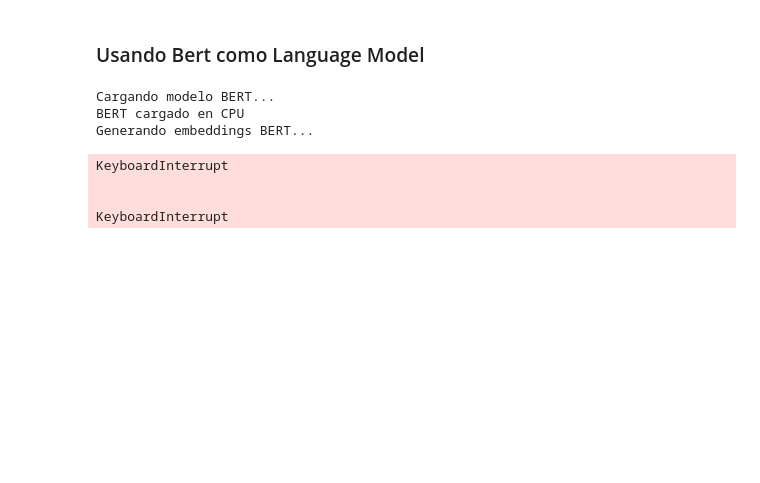
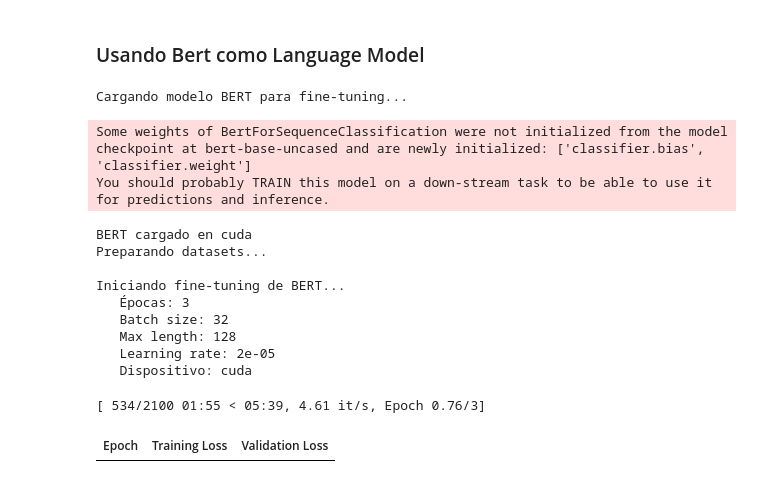
Before and after one commit to stonefeld/tpe_nlp_2025, a Jupyter notebook: experimentos_colab.ipynb, the cells around one changed output. Drawn from its saved outputs; the diff is of its cells as text; code cells hidden in the pictures; blank space fills up the shorter version.

```diff
--- a/experimentos_colab.ipynb
+++ b/experimentos_colab.ipynb
@@ -476,20 +481,31 @@ def get_bert_embeddings(texts, batch_size=32, max_length=128):
     except Exception as e:
         print(f"Error generando embeddings BERT: {e}")
         return None
-# %%
-x_train_bert = get_bert_embeddings(list(x_train), batch_size=32)
-x_valid_bert = get_bert_embeddings(list(x_valid), batch_size=32)
-x_test_bert = get_bert_embeddings(list(x_test), batch_size=32)
-
-print("Embeddings BERT creados:")
-print(f"Train: {x_train_bert.shape}")
-print(f"Valid: {x_valid_bert.shape}")
-print(f"Test: {x_test_bert.shape}")
-# %% [output]
-Cargando modelo BERT...
-BERT cargado en CPU
-Generando embeddings BERT...
-KeyboardInterrupt
-
-
-KeyboardInterrupt
+# %%
+class ClickbaitDataset(Dataset):
+    def __init__(self, texts, labels, tokenizer, max_length=128):
+        self.texts = texts
+        self.labels = labels
+        self.tokenizer = tokenizer
+        self.max_length = max_length
+
+    def __len__(self):
+        return len(self.texts)
+
+    def __getitem__(self, idx):
+        text = str(self.texts.iloc[idx] if hasattr(self.texts, "iloc") else self.texts[idx])
+        label = int(self.labels.iloc[idx] if hasattr(self.labels, "iloc") else self.labels[idx])
+
+        encoding = self.tokenizer(
+            text,
+            truncation=True,
+            padding="max_length",
+            max_length=self.max_length,
+            return_tensors="pt",
+        )
+
+        return {
+            "input_ids": encoding["input_ids"].flatten(),
+            "attention_mask": encoding["attention_mask"].flatten(),
+            "labels": torch.tensor(label, dtype=torch.long),
+        }
@@ -495,0 +629,25 @@ KeyboardInterrupt
+# %%
+batch_size = 32
+max_length = 128
+bert_model, bert_tokenizer = fine_tune_bert(
+    x_train, y_train, x_valid, y_valid,
+    num_epochs=3,
+    batch_size=batch_size,
+    learning_rate=2e-5,
+    max_length=max_length
+)
+# %% [output]
+Cargando modelo BERT para fine-tuning...
+Some weights of BertForSequenceClassification were not initialized from the model checkpoint at bert-base-uncased and are newly initialized: ['classifier.bias', 'classifier.weight']
+You should probably TRAIN this model on a down-stream task to be able to use it for predictions and inference.
+BERT cargado en cuda
+Preparando datasets...
+
+Iniciando fine-tuning de BERT...
+   Épocas: 3
+   Batch size: 32
+   Max length: 128
+   Learning rate: 2e-05
+   Dispositivo: cuda
+[ 534/2100 01:55 < 05:39, 4.61 it/s, Epoch 0.76/3]
+| Epoch | Training Loss | Validation Loss |
```
Also changed, not shown: parts of 11 cells of this notebook.
